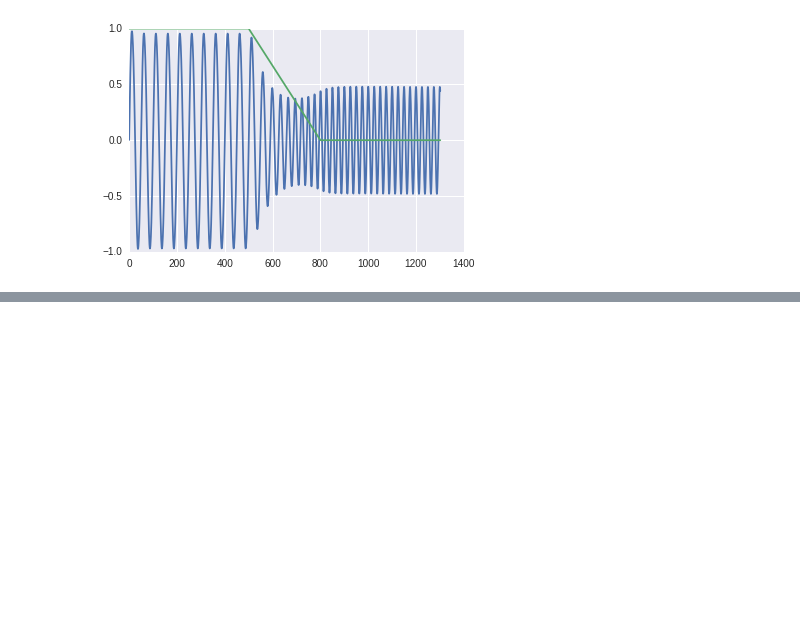
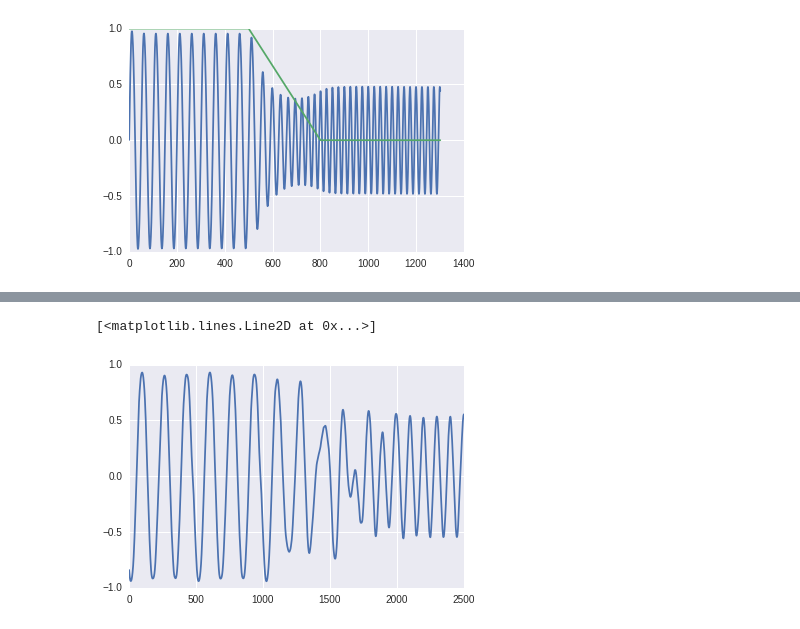
Before and after one commit to Seanny123/nef-conceptors, a Jupyter notebook: blend_analysis.ipynb, the cells around one changed output, grey strips where cells are left out. Drawn from its saved outputs; the diff is of its cells as text; code cells hidden in the pictures; blank space fills up the shorter version.

```diff
--- a/blend_analysis.ipynb
+++ b/blend_analysis.ipynb
@@ -27,0 +45,5 @@ plt.plot(mus.T)
+# %%
+plt.plot(scalar_bl[::-1])
+# %% [output]
+[<matplotlib.lines.Line2D at 0x...>]
+[figure, added]
```
Also changed, not shown: parts of 5 cells of this notebook.
